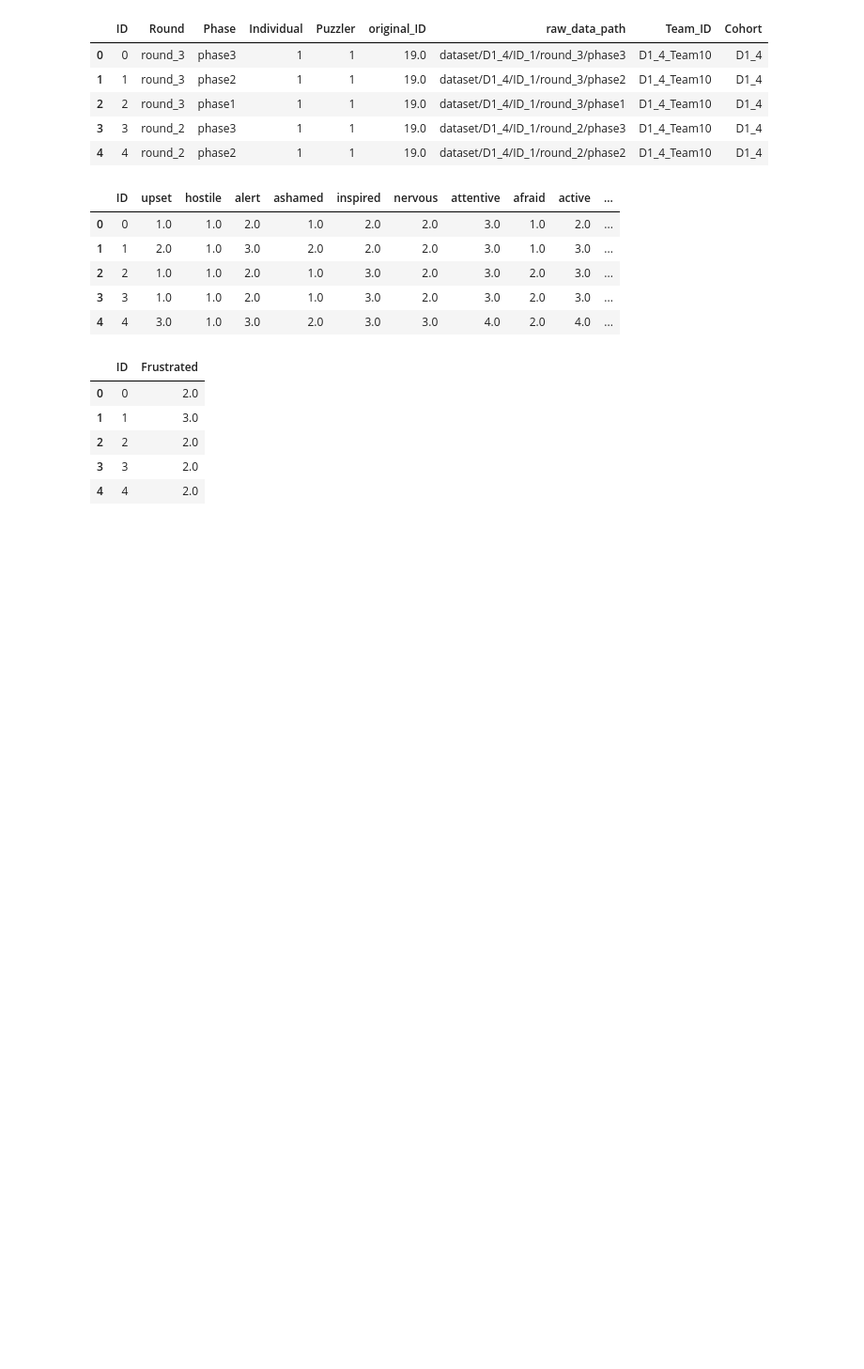
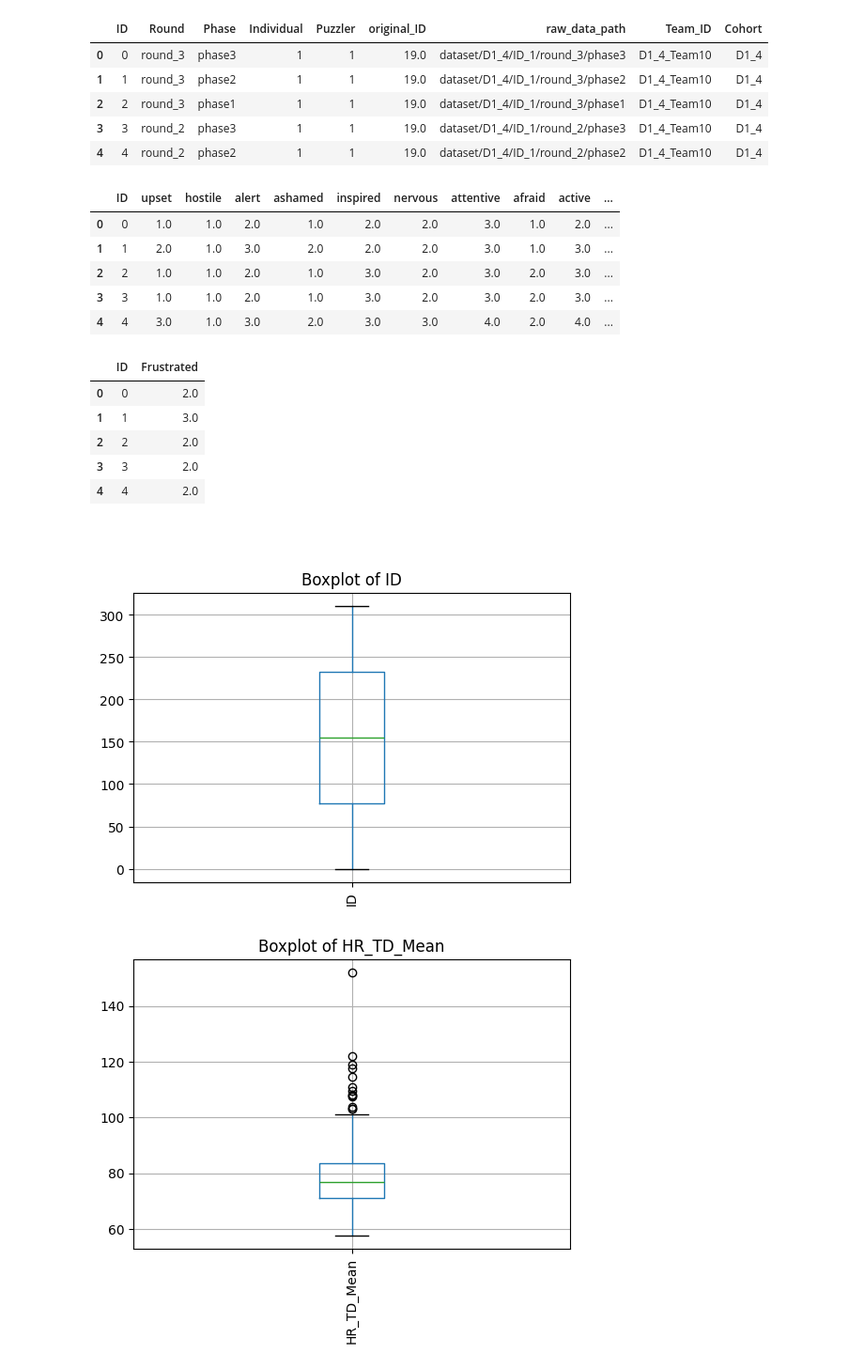
Before and after one commit to InfiniteLobster/CDA-case2, a Jupyter notebook: src/Pre-Processing/main.ipynb, the cells around one changed output. Shown: that part at 94% size. Saved outputs shown, nothing was run; the diff lists cells and outputs as text; code cells hidden in the pictures; blank space fills up the shorter version.

```diff
--- a/src/Pre-Processing/main.ipynb
+++ b/src/Pre-Processing/main.ipynb
@@ -150,3 +151,13 @@ restQ_df.head()
 | 4 | 4 | 2.0 |
 # %% [markdown]
 ###
+# %%
+for col in sens_hr_df.columns:
+    plt.figure(figsize=(6, 4))
+    sens_hr_df.boxplot(column=col)
+    plt.title(f"Boxplot of {col}")
+    plt.xticks(rotation=90)
+    plt.show()
+# %% [output]
+[figure, added]
+[figure, added]
```
Also changed, not shown: parts of 6 cells of this notebook, 2 other files.
